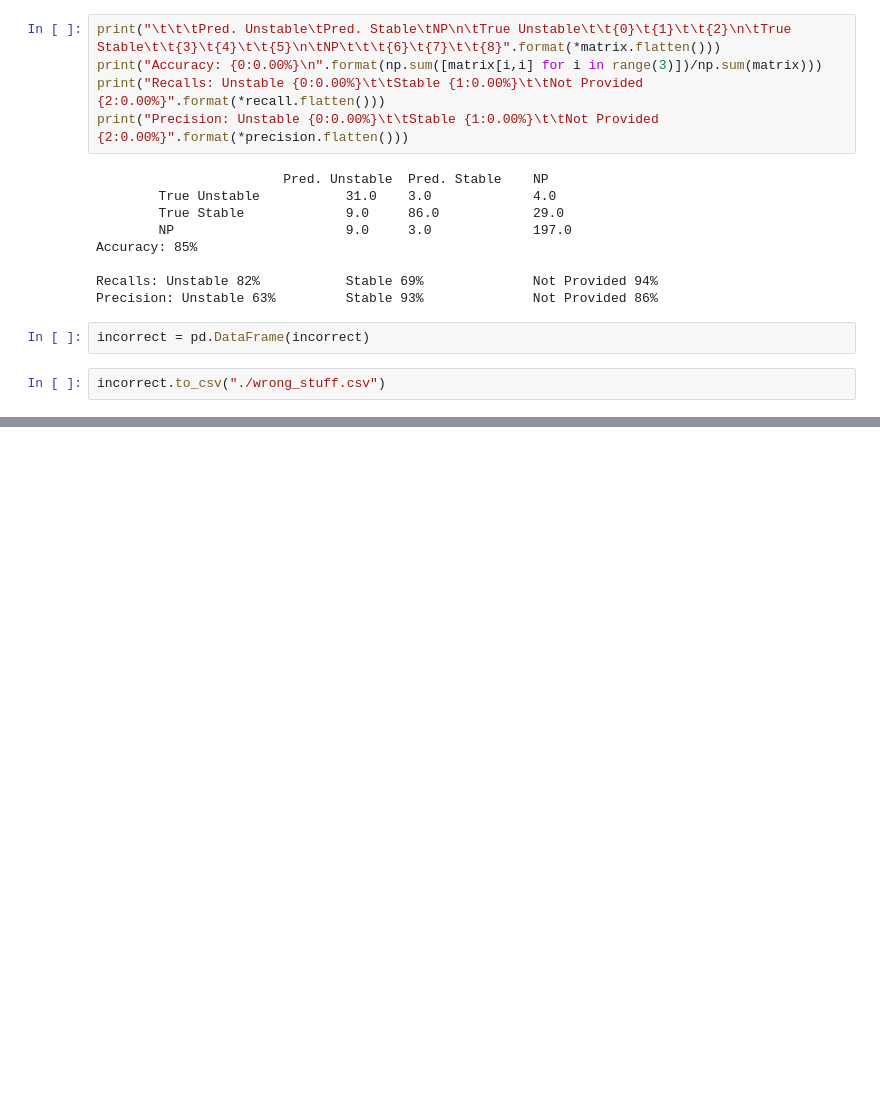
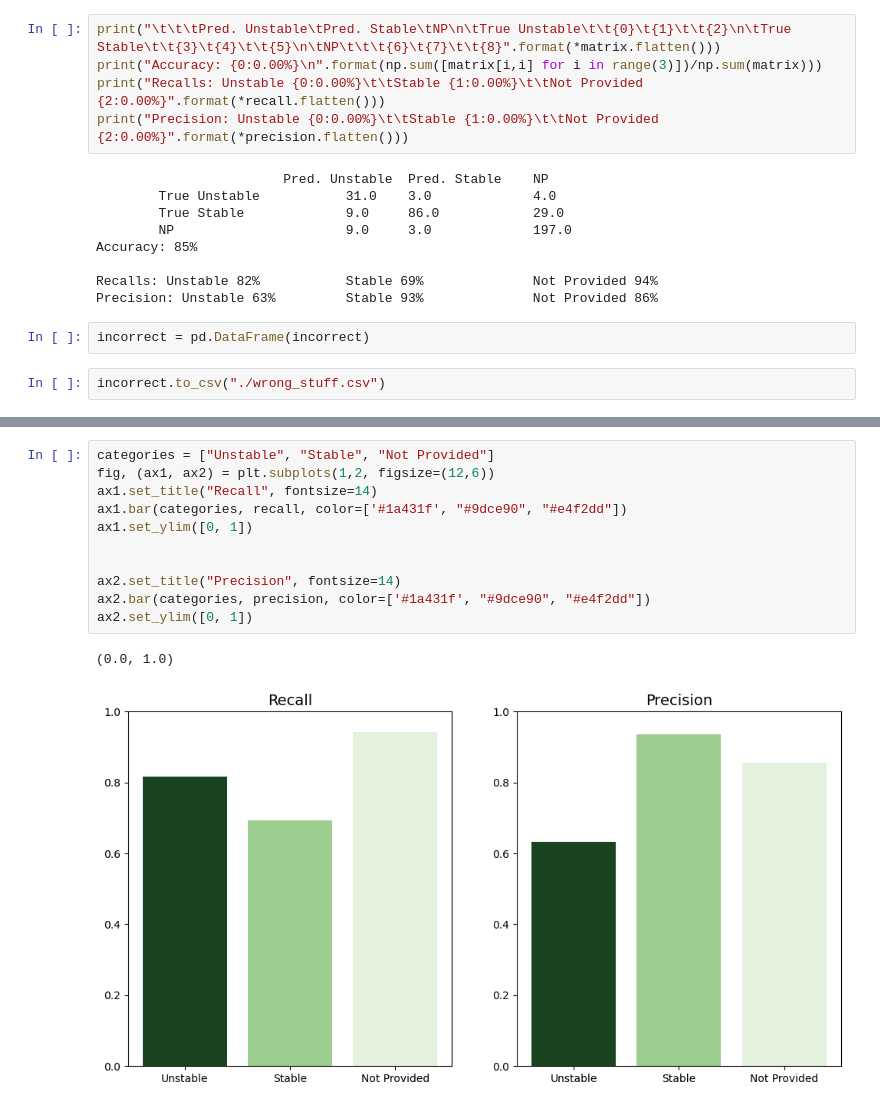
Before and after one commit to AI4ChemS/MOF_ChemUnity, a Jupyter notebook: Water_Stability_Benchmark.ipynb, the cells around one changed output, grey strips where cells are left out. Cells and saved outputs as stored; diff of their text form; blank space fills up the shorter version.

```diff
--- a/Water_Stability_Benchmark.ipynb
+++ b/Water_Stability_Benchmark.ipynb
@@ -263,0 +270,14 @@ incorrect.to_csv("./wrong_stuff.csv")
+# %%
+categories = ["Unstable", "Stable", "Not Provided"]
+fig, (ax1, ax2) = plt.subplots(1,2, figsize=(12,6))
+ax1.set_title("Recall", fontsize=14)
+ax1.bar(categories, recall, color=['#1a431f', "#9dce90", "#e4f2dd"])
+ax1.set_ylim([0, 1])
+
+
+ax2.set_title("Precision", fontsize=14)
+ax2.bar(categories, precision, color=['#1a431f', "#9dce90", "#e4f2dd"])
+ax2.set_ylim([0, 1])
+# %% [output]
+(0.0, 1.0)
+[figure, added]
```
Also changed, not shown: parts of 4 cells of this notebook, 1 other file.
